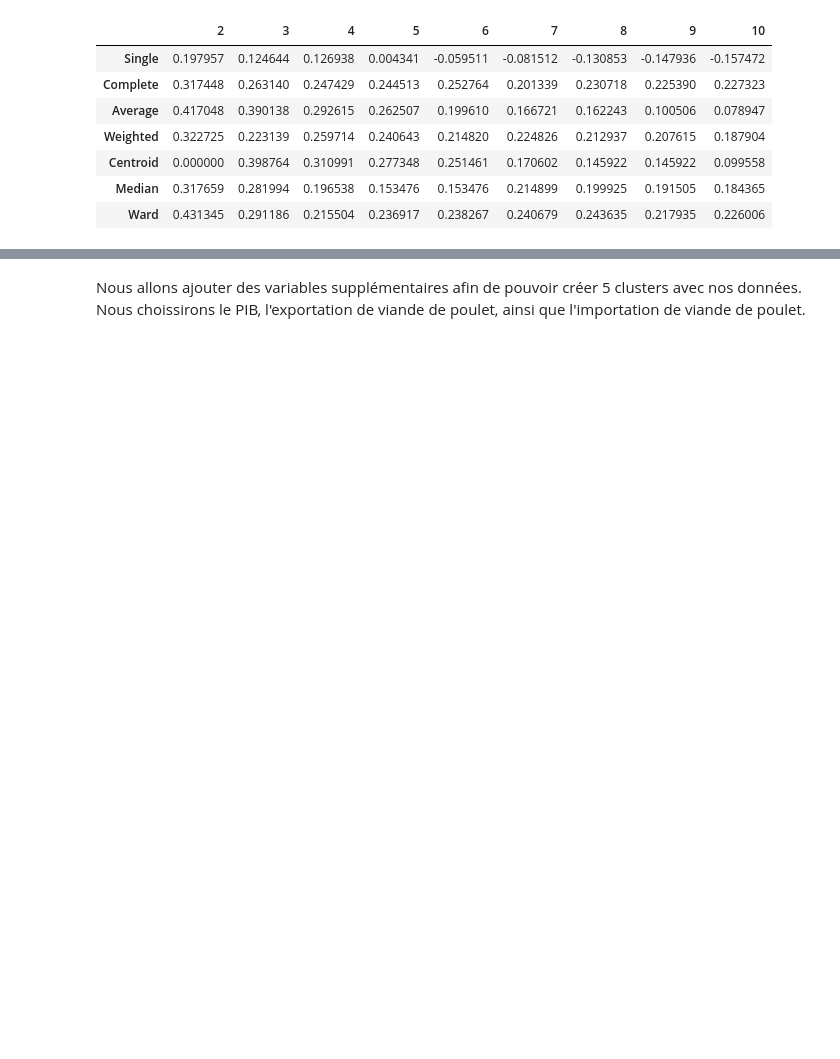
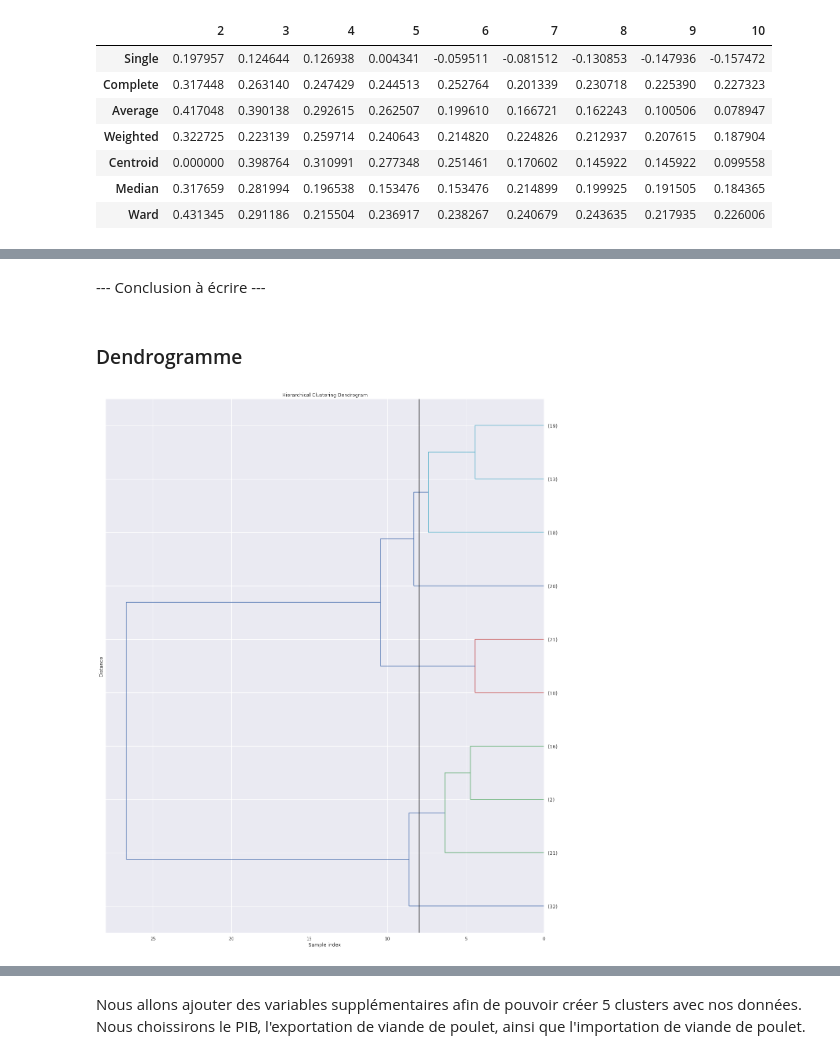
Before and after one commit to FranckDELRUE/FranckDELRUE-OCR-Project-5-DAn-Python, a Jupyter notebook: P5_02_Code.ipynb, the cells around one changed output, grey strips where cells are left out. Cells and saved outputs as stored; diff of their text form; code cells hidden in the pictures; blank space fills up the shorter version.

```diff
--- a/P5_02_Code.ipynb
+++ b/P5_02_Code.ipynb
@@ -209,0 +238,22 @@ Nous constatons que les données que nous avons ne permettent pas d'obtenir de b
+# %% [markdown]
+--- Conclusion à écrire ---
+# %% [markdown]
+### Dendrogramme
+# %%
+# Affichage du dendrogramme tronqué
+plt.figure(figsize=(20,25))
+plt.title('Hierarchical Clustering Dendrogram')
+plt.xlabel('Sample index')
+plt.ylabel('Distance')
+plt.axvline(x=8, c='k')
+dendrogram(
+    Z,
+    labels = names,
+    orientation = "left",
+    color_threshold = 8,
+    truncate_mode='lastp',  # show only the last p merged clusters
+    p=10
+)
+plt.show()
+# %% [output]
+[figure, added]
```
Also changed, not shown: parts of 58 cells of this notebook, 11 other files.
